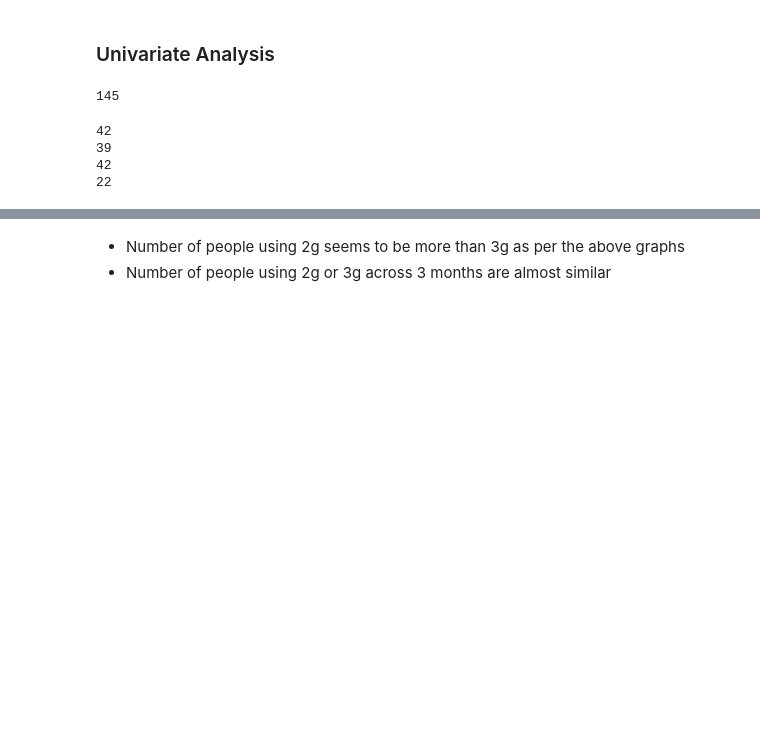
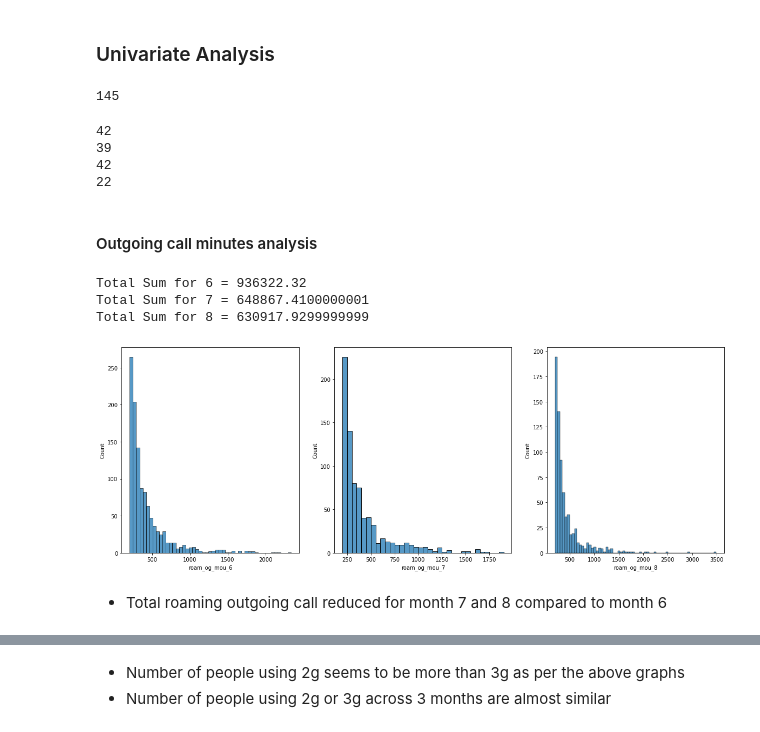
Before and after one commit to vighu0710/TelecomChurnPrediction, a Jupyter notebook: Telecom churn prediction.ipynb, the cells around one changed output, grey strips where cells are left out. Cells and saved outputs as stored; diff of their text form; code cells hidden in the pictures; blank space fills up the shorter version.

```diff
--- a/Telecom churn prediction.ipynb
+++ b/Telecom churn prediction.ipynb
@@ -622,3 +622,24 @@ print(len(otherCols))
 39
 42
 22
+# %% [markdown]
+#### Outgoing call minutes analysis
+# %%
+# roaming outgoing minutes greater than 200 as below that the values are same across the months
+
+fig, axs = plt.subplots(1,3,figsize=(20,7))
+sns.histplot(Telecom_df[Telecom_df['roam_og_mou_6']>=200.0]['roam_og_mou_6'],ax=axs[0])
+sns.histplot(Telecom_df[Telecom_df['roam_og_mou_7']>=200.0]['roam_og_mou_7'],ax=axs[1])
+sns.histplot(Telecom_df[Telecom_df['roam_og_mou_8']>=200.0]['roam_og_mou_8'],ax=axs[2])
+fig.show()
+
+print('Total Sum for 6 = {0}'.format(Telecom_df['roam_og_mou_6'].sum()))
+print('Total Sum for 7 = {0}'.format(Telecom_df['roam_og_mou_7'].sum()))
+print('Total Sum for 8 = {0}'.format(Telecom_df['roam_og_mou_8'].sum()))
+# %% [output]
+Total Sum for 6 = 936322.32
+Total Sum for 7 = 648867.4100000001
+Total Sum for 8 = 630917.9299999999
+[figure, added]
+# %% [markdown]
+- Total roaming outgoing call reduced for month 7 and 8 compared to month 6
```
Also changed, not shown: parts of 70 cells of this notebook.
